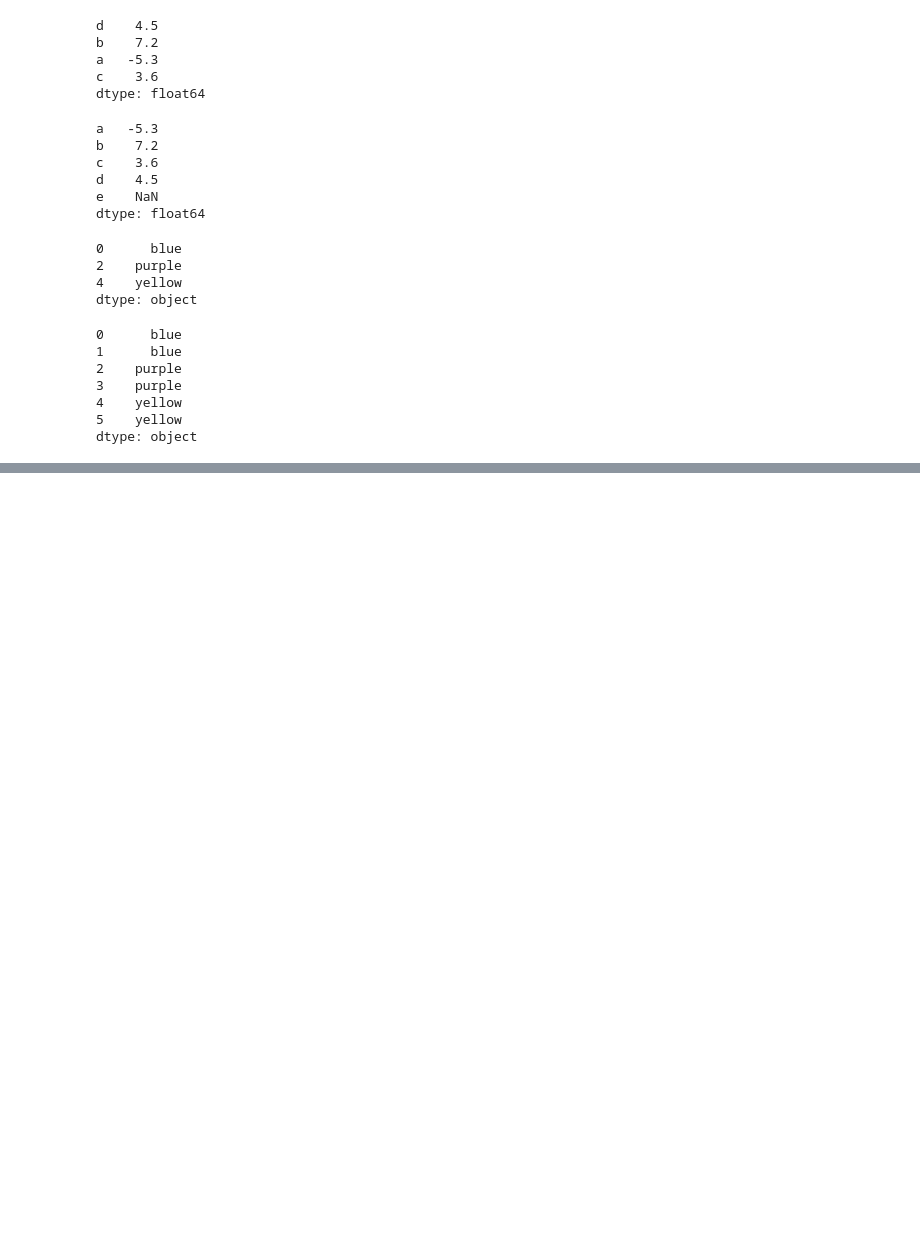
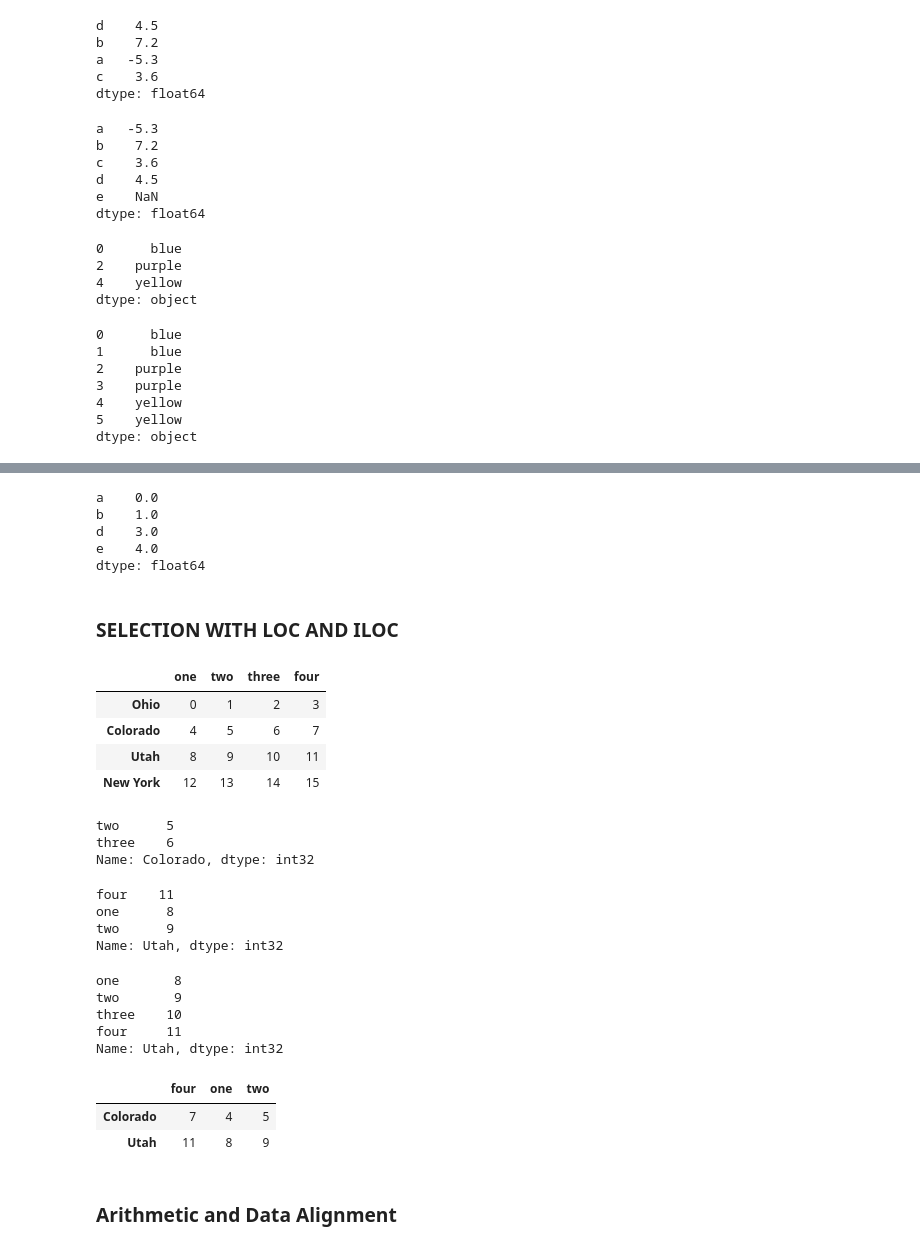
Before and after one commit to Stone729/PyDataSci, a Jupyter notebook: Chapter05.ipynb, the cells around one changed output, grey strips where cells are left out. Drawn from its saved outputs; the diff is of its cells as text; code cells hidden in the pictures; blank space fills up the shorter version.

```diff
--- a/Chapter05.ipynb
+++ b/Chapter05.ipynb
@@ -425,0 +519,49 @@ dtype: object
+# %%
+obj.drop('c', inplace=True)
+obj
+# %% [output]
+a    0.0
+b    1.0
+d    3.0
+e    4.0
+dtype: float64
+# %% [markdown]
+### SELECTION WITH LOC AND ILOC
+# %%
+data = pd.DataFrame(np.arange(16).reshape((4, 4)), index=['Ohio', 'Colorado', 'Utah', 'New York'], columns=['one', 'two', 'three', 'four'])
+data
+# %% [output]
+|  | one | two | three | four |
+| Ohio | 0 | 1 | 2 | 3 |
+| Colorado | 4 | 5 | 6 | 7 |
+| Utah | 8 | 9 | 10 | 11 |
+| New York | 12 | 13 | 14 | 15 |
+# %%
+data.loc['Colorado', ['two', 'three']]
+# %% [output]
+two      5
+three    6
+Name: Colorado, dtype: int32
+# %%
+data.iloc[2, [3, 0, 1]]
+# %% [output]
+four    11
+one      8
+two      9
+Name: Utah, dtype: int32
+# %%
+data.iloc[2]
+# %% [output]
+one       8
+two       9
+three    10
+four     11
+Name: Utah, dtype: int32
+# %%
+data.iloc[[1, 2], [3, 0, 1]]
+# %% [output]
+|  | four | one | two |
+| Colorado | 7 | 4 | 5 |
+| Utah | 11 | 8 | 9 |
+# %% [markdown]
+### Arithmetic and Data Alignment
```
Also changed, not shown: parts of 22 cells of this notebook.
